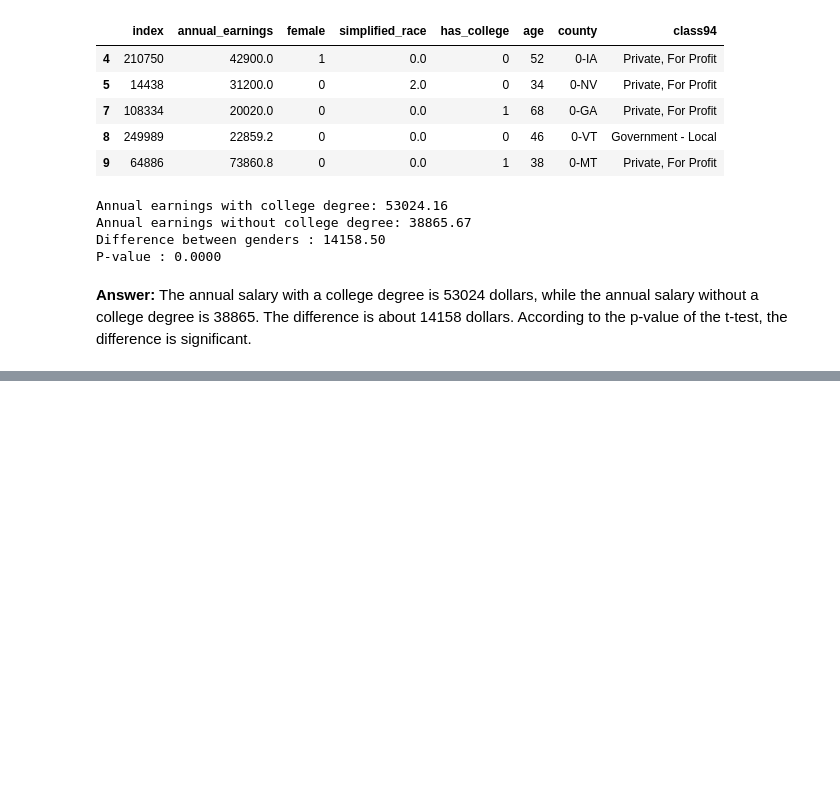
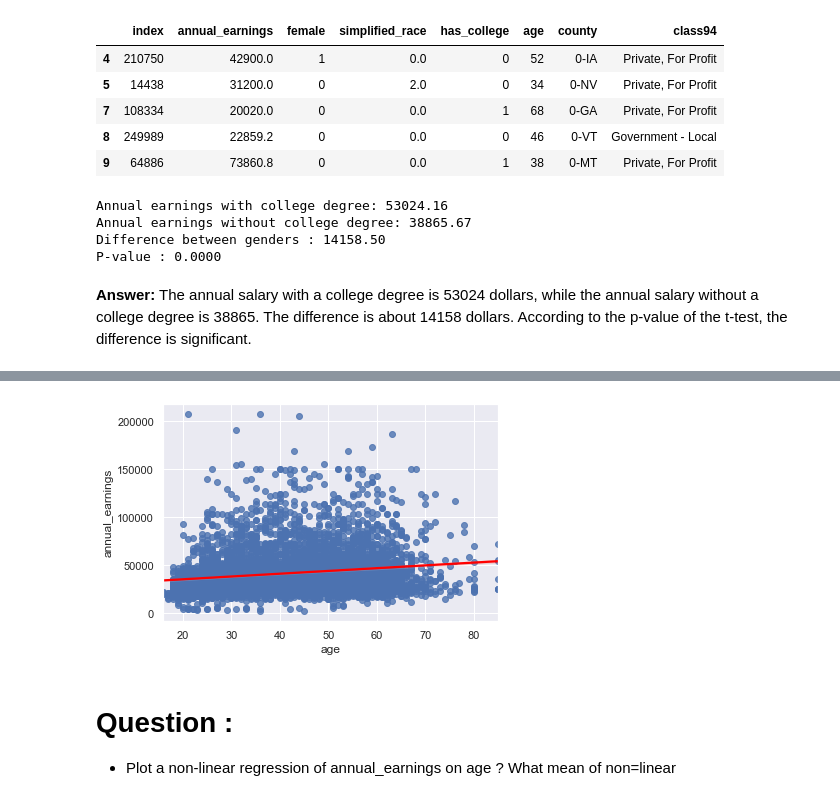
Before and after one commit to gamecicn/ids701_assignment, a Jupyter notebook: as5_matching_exercise.ipynb, the cells around one changed output, grey strips where cells are left out. Saved outputs shown, nothing was run; the diff lists cells and outputs as text; code cells hidden in the pictures; blank space fills up the shorter version.

```diff
--- a/as5_matching_exercise.ipynb
+++ b/as5_matching_exercise.ipynb
@@ -59,0 +127,10 @@ P-value : 0.0000
+# %%
+import seaborn as sns; sns.set_theme(color_codes=True)
+
+ax = sns.regplot(x="age", y="annual_earnings", data=dfn,
+                 line_kws={"color": "red"})
+# %% [output]
+[figure, added]
+# %% [markdown]
+# Question :
+- Plot a non-linear regression of annual_earnings on age ? What mean of non=linear
```
Also changed, not shown: parts of 21 cells of this notebook.
